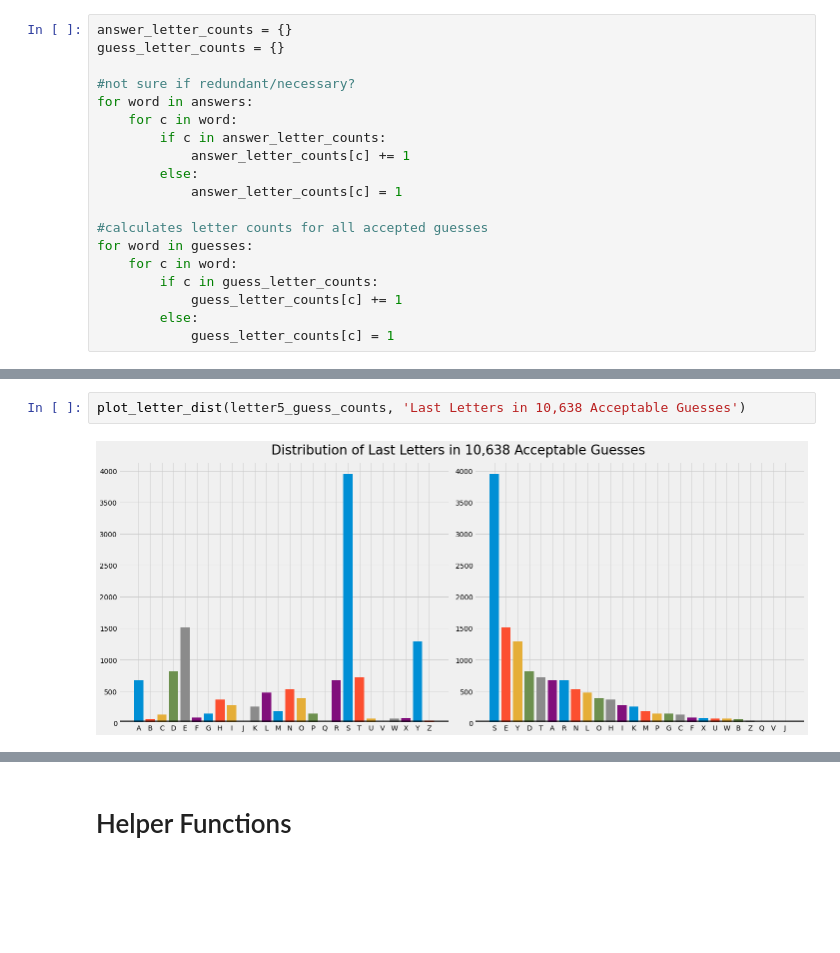
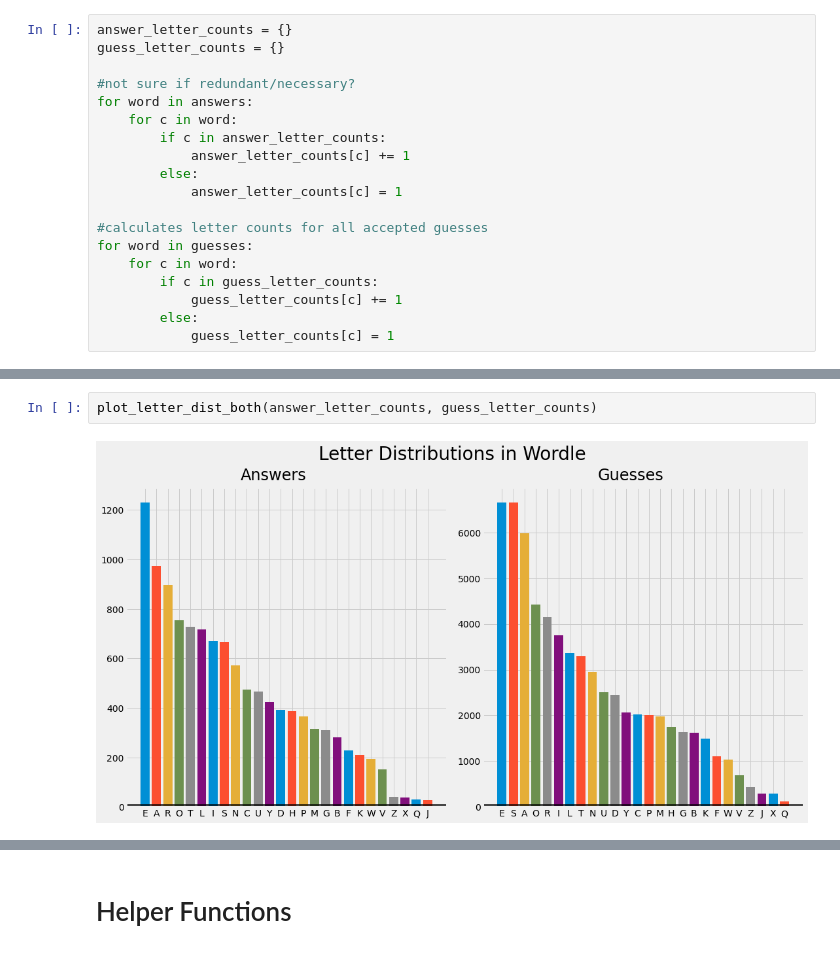
Before and after one commit to noah-kg/wordle-data-analysis, a Jupyter notebook: Wordle Analysis.ipynb, the cells around one changed output, grey strips where cells are left out. Saved outputs shown, nothing was run; the diff lists cells and outputs as text; blank space fills up the shorter version.

Commit message:
compressed & combined distribution plots, started working on heatmaps

```diff
--- a/Wordle Analysis.ipynb
+++ b/Wordle Analysis.ipynb
@@ -174,4 +211,4 @@ plot_letter_dist(letter5_answer_counts, 'Last Letters in 2,309 Solutions')
-# %%
-plot_letter_dist(letter5_guess_counts, 'Last Letters in 10,638 Acceptable Guesses')
-# %% [output]
-[figure, removed]
+# %%
+plot_letter_dist_both(answer_letter_counts, guess_letter_counts)
+# %% [output]
+[figure, added]
```
Also changed, not shown: parts of 14 cells of this notebook.
